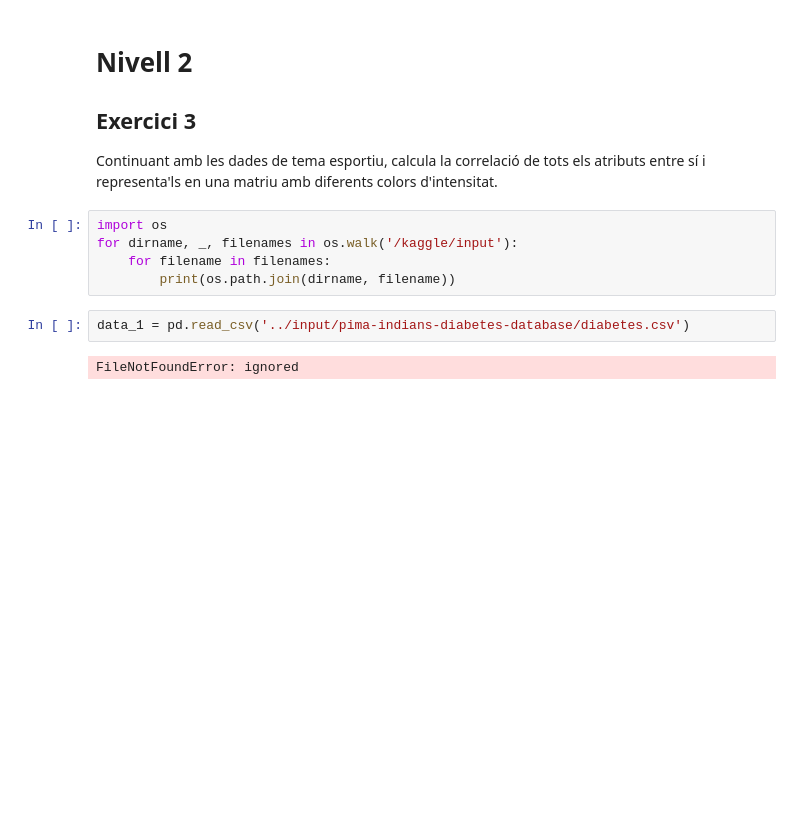
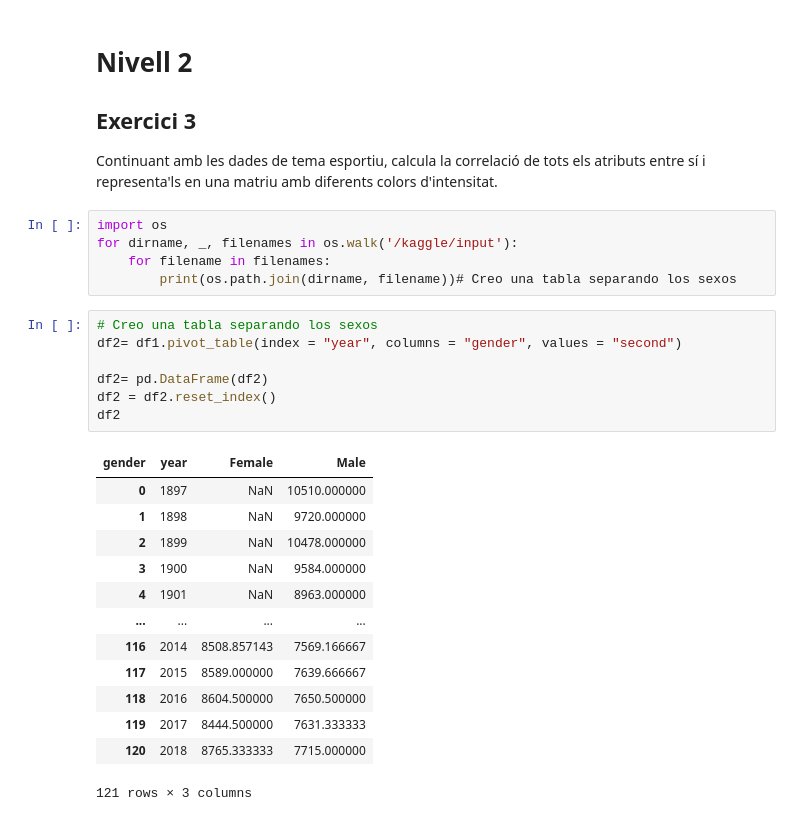
Before and after one commit to JMML2021/0601_Statistics, a Jupyter notebook: 0601_Statistic.ipynb, the cells around one changed output. Saved outputs shown, nothing was run; the diff lists cells and outputs as text; blank space fills up the shorter version.

```diff
--- a/0601_Statistic.ipynb
+++ b/0601_Statistic.ipynb
@@ -203,8 +247,25 @@ Continuant amb les dades de tema esportiu, calcula la correlació de tots els at
 import os
 for dirname, _, filenames in os.walk('/kaggle/input'):
     for filename in filenames:
-        print(os.path.join(dirname, filename))
+        print(os.path.join(dirname, filename))# Creo una tabla separando los sexos
-# %%
-data_1 = pd.read_csv('../input/pima-indians-diabetes-database/diabetes.csv')
-# %% [output]
-FileNotFoundError: ignored
+# %%
+# Creo una tabla separando los sexos
+df2= df1.pivot_table(index = "year", columns = "gender", values = "second")
+
+df2= pd.DataFrame(df2)
+df2 = df2.reset_index()
+df2
+# %% [output]
+| gender | year | Female | Male |
+| 0 | 1897 | NaN | 10510.000000 |
+| 1 | 1898 | NaN | 9720.000000 |
+| 2 | 1899 | NaN | 10478.000000 |
+| 3 | 1900 | NaN | 9584.000000 |
+| 4 | 1901 | NaN | 8963.000000 |
+| ... | ... | ... | ... |
+| 116 | 2014 | 8508.857143 | 7569.166667 |
+| 117 | 2015 | 8589.000000 | 7639.666667 |
+| 118 | 2016 | 8604.500000 | 7650.500000 |
+| 119 | 2017 | 8444.500000 | 7631.333333 |
+| 120 | 2018 | 8765.333333 | 7715.000000 |
+121 rows × 3 columns
```
Also changed, not shown: parts of 15 cells of this notebook.
